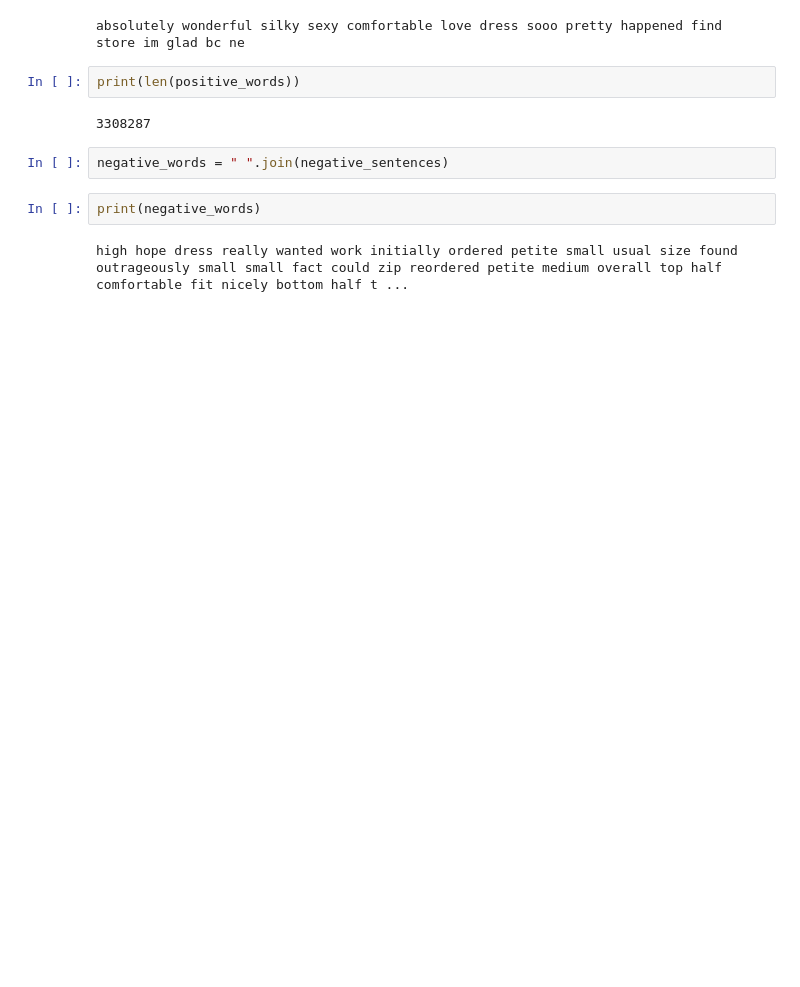
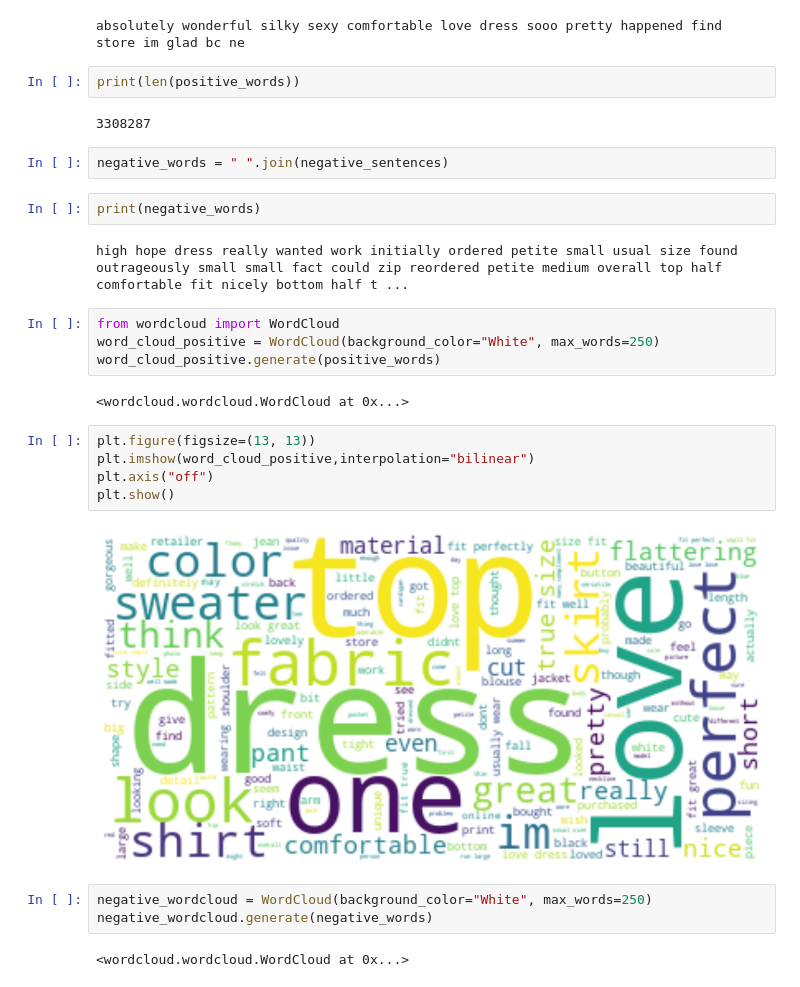
Before and after one commit to itzuditsharma/Sentiment-Analysis-Alexa, a Jupyter notebook: Clothing/main.ipynb, the cells around one changed output. Drawn from its saved outputs; the diff is of its cells as text; blank space fills up the shorter version.

```diff
--- a/Clothing/main.ipynb
+++ b/Clothing/main.ipynb
@@ -474,3 +474,21 @@ negative_words = " ".join(negative_sentences)
 print(negative_words)
 # %% [output]
 high hope dress really wanted work initially ordered petite small usual size found outrageously small small fact could zip reordered petite medium overall top half comfortable fit nicely bottom half t ...
+# %%
+from wordcloud import WordCloud
+word_cloud_positive = WordCloud(background_color="White", max_words=250)
+word_cloud_positive.generate(positive_words)
+# %% [output]
+<wordcloud.wordcloud.WordCloud at 0x...>
+# %%
+plt.figure(figsize=(13, 13))
+plt.imshow(word_cloud_positive,interpolation="bilinear")
+plt.axis("off")
+plt.show()
+# %% [output]
+[figure, added]
+# %%
+negative_wordcloud = WordCloud(background_color="White", max_words=250)
+negative_wordcloud.generate(negative_words)
+# %% [output]
+<wordcloud.wordcloud.WordCloud at 0x...>
```
Also changed, not shown: parts of 18 cells of this notebook.
